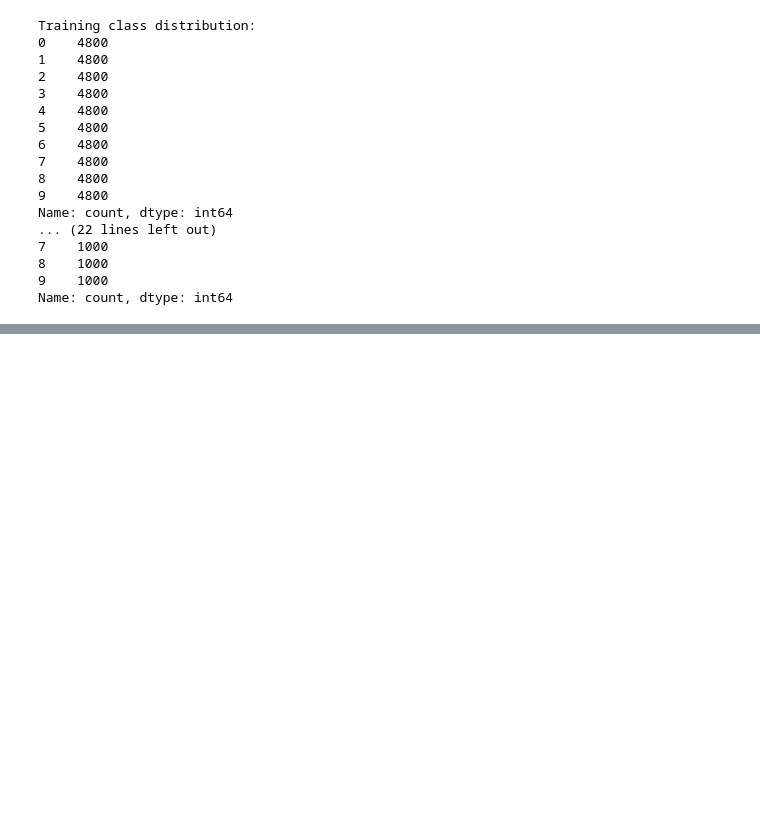
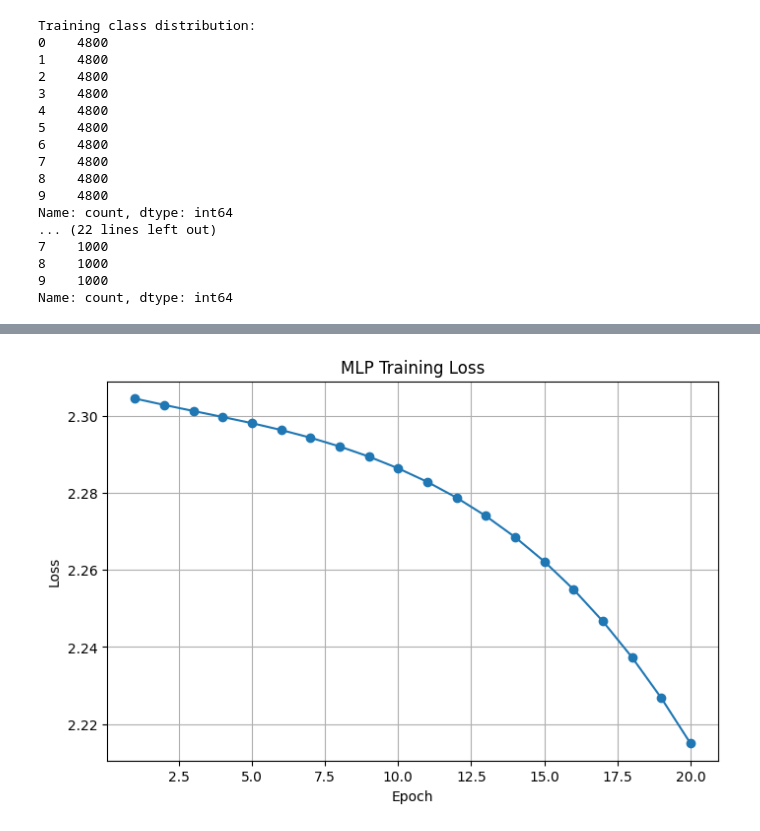
Before and after one commit to ranahusain/fashionMINST, a Jupyter notebook: DL-fashinMINST.ipynb, the cells around one changed output, grey strips where cells are left out. Cells and saved outputs as stored; diff of their text form; code cells hidden in the pictures; blank space fills up the shorter version.

```diff
--- a/DL-fashinMINST.ipynb
+++ b/DL-fashinMINST.ipynb
@@ -91,0 +95,33 @@ Name: count, dtype: int64
+# %%
+# ReLU function for hidden layers
+def relu(x):
+    return np.maximum(0, x)
+
+# Derivative of ReLU
+def relu_derivative(x):
+    return (x > 0).astype(float)
+
+# Softmax for activation
+def softmax(x):
+    exp_x = np.exp(x - np.max(x, axis=1, keepdims=True))
+    return exp_x / np.sum(exp_x, axis=1, keepdims=True)
+
+# one-hot encoding
+def one_hot(y, classes):
+    result = np.zeros((y.size, classes))
+    result[np.arange(y.size), y] = 1
+    return result
+
+# Categorial Cross Entropy Loss Fucntion
+def calculate_loss(y, output):
+    m = y.shape[0]
+    return -np.sum(y * np.log(output + 1e-15)) / m
+# %%
+np.random.seed(42)
+
+#weights and bias
+W1 = np.random.randn(784,64) * 0.01
+b1 = np.zeros((1, 64))
+
+W2 = np.random.randn(64, 10) * 0.01
+b2 = np.zeros((1,10))
@@ -91,0 +173,11 @@ Name: count, dtype: int64
+# %%
+# Plot the loss
+plt.figure(figsize=(8, 5))
+plt.plot(range(1, epochs + 1), losses, marker='o')
+plt.title("MLP Training Loss")
+plt.xlabel("Epoch")
+plt.ylabel("Loss")
+plt.grid()
+plt.show()
+# %% [output]
+[figure, added]
```
Also changed, not shown: parts of 3 cells of this notebook.
